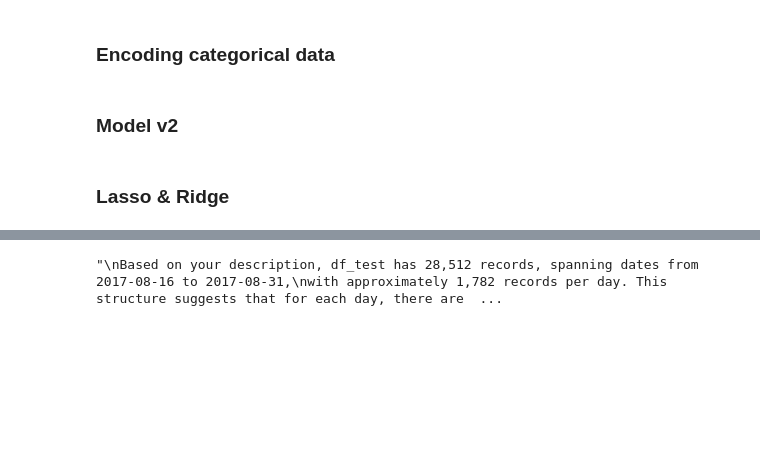
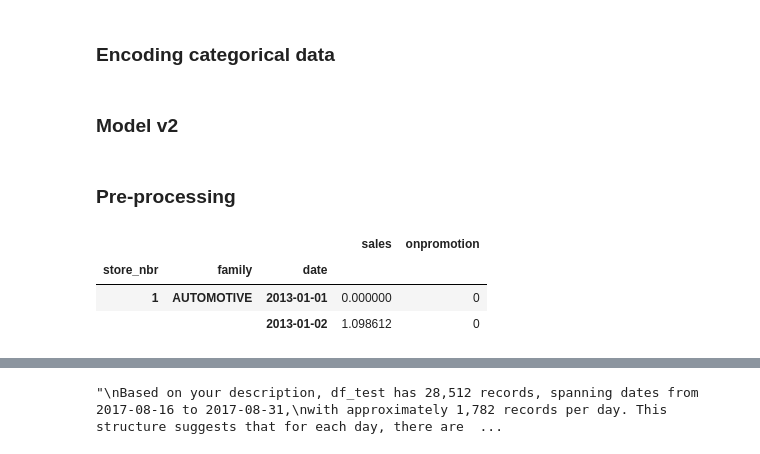
Before and after one commit to sjuanati/DataSciLabs, a Jupyter notebook: projects/kaggle/03_store_sales/store_sales.ipynb, the cells around one changed output, grey strips where cells are left out. Cells and saved outputs as stored; diff of their text form; code cells hidden in the pictures; blank space fills up the shorter version.

```diff
--- a/projects/kaggle/03_store_sales/store_sales.ipynb
+++ b/projects/kaggle/03_store_sales/store_sales.ipynb
@@ -395,8 +427,6 @@ df_test_encoded = df_both_encoded[df_both_encoded["date"] > "2017-08-15"]
 # X_train, X_test, y_train, y_test = train_test_split(
 #     X, y, test_size=0.2, random_state=RANDOM_STATE
 # )
-# %% [markdown]
-### Model v2
 # %%
 def rmsle(y_true_log, y_pred_log):
     # """
@@ -406,8 +436,23 @@ def rmsle(y_true_log, y_pred_log):
     # - y_pred_log: Log-transformed predicted values
     # """
     return np.sqrt(mean_squared_error(y_true_log, y_pred_log))
-# %% [markdown]
-### Lasso & Ridge
+# %% [markdown]
+### Model v2
+# %% [markdown]
+### Pre-processing
 # %%
-# convert type in field `date` from datetime64[ns] to period[D]
+# convert field `date` from type datetime64[ns] to period[D]
 df_train['date'] = df_train.date.dt.to_period('D')
+
+# remove 'id'ArithmeticError
+df_train.drop('id', axis=1, inplace=True)
+
+# create index
+df_train = df_train.set_index(["store_nbr", "family", "date"]).sort_index()
+
+df_train.head(2)
+# %% [output]
+|  |  |  | sales | onpromotion |
+| store_nbr | family | date |  |  |
+| 1 | AUTOMOTIVE | 2013-01-01 | 0.000000 | 0 |
+|  |  | 2013-01-02 | 1.098612 | 0 |
```
Also changed, not shown: parts of 33 cells of this notebook.
